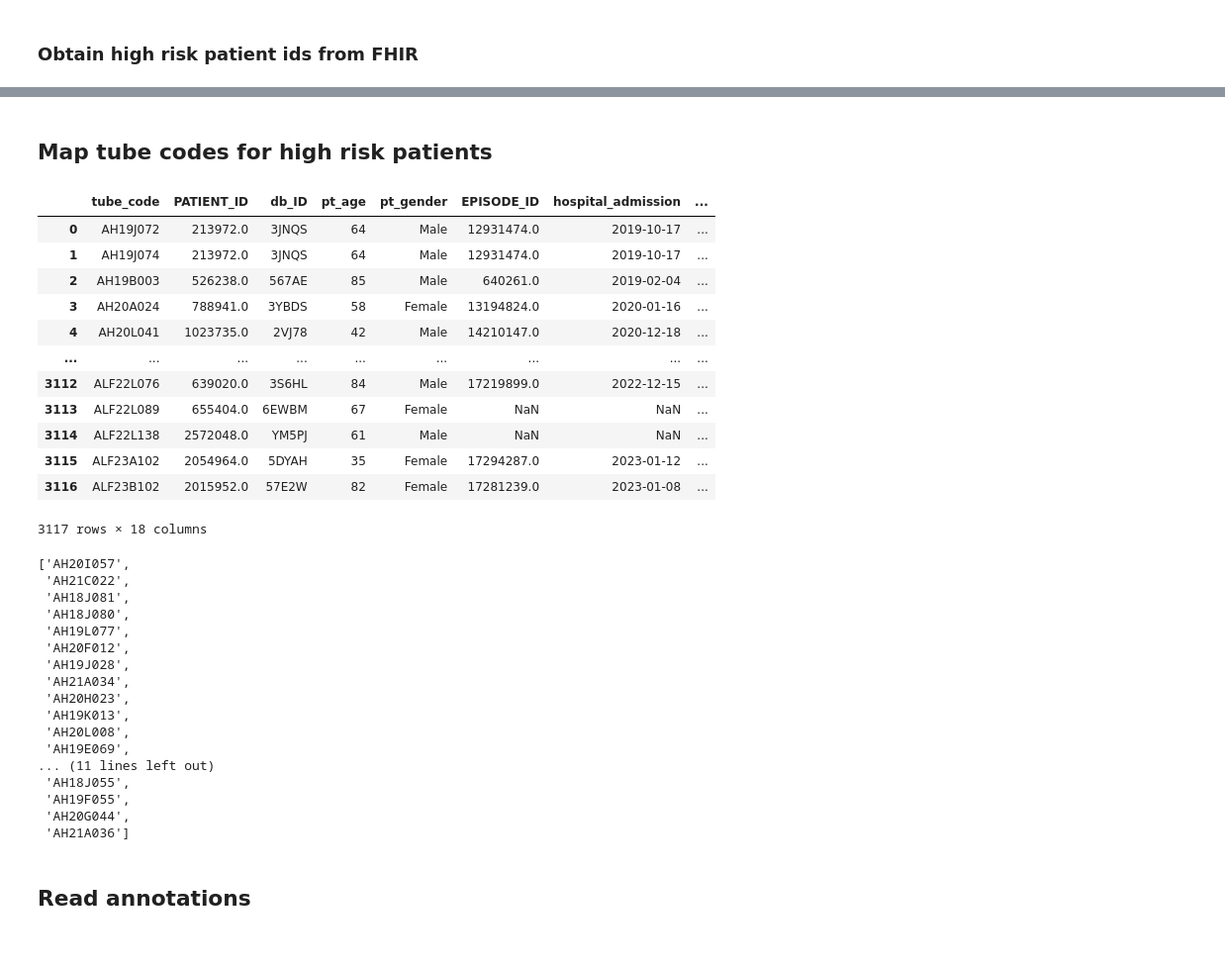
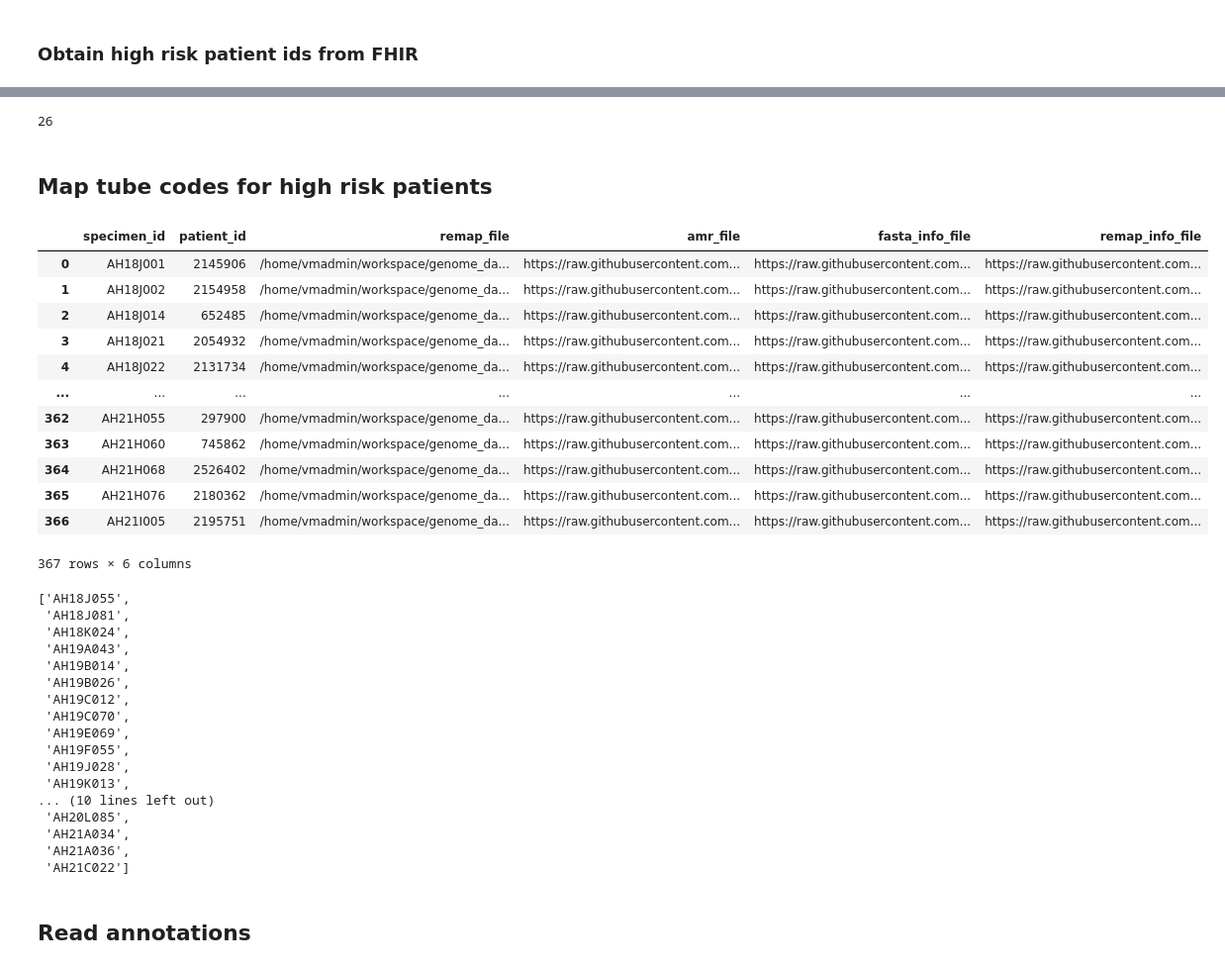
Before and after one commit to ryashpal/EHR-Int-Analysis, a Jupyter notebook: notebooks/visuals_for_publication/statistical_analysis_amr_highrisk.ipynb, the cells around one changed output, grey strips where cells are left out. Shown: that part at 99% size. Cells and saved outputs as stored; diff of their text form; code cells hidden in the pictures.

```diff
--- a/notebooks/visuals_for_publication/statistical_analysis_amr_highrisk.ipynb
+++ b/notebooks/visuals_for_publication/statistical_analysis_amr_highrisk.ipynb
@@ -66,49 +66,53 @@ Reading URL:  http://10.172.235.4:8080/fhir?_getpages=0e7398ab-e927-4f59-bae7-cd
  '2199705']
+# %%
+len(highriskPatientIds)
+# %% [output]
+26
 # %% [markdown]
 ## Map tube codes for high risk patients
 # %%
 import os
 
 import pandas as pd
 
 
-mappingDf = pd.read_csv(os.environ['GENOMICS_DATA_BASE'] + '/patient_tube_id_mapping_full.tsv', sep='\t')
+mappingDf = pd.read_csv(os.environ['GENOMICS_DATA_BASE'] + '/index_saur.csv')
 mappingDf
 # %% [output]
-|  | tube_code | PATIENT_ID | db_ID | pt_age | pt_gender | EPISODE_ID | hospital_admission | ... |
-| 0 | AH19J072 | 213972.0 | 3JNQS | 64 | Male | 12931474.0 | 2019-10-17 | ... |
-| 1 | AH19J074 | 213972.0 | 3JNQS | 64 | Male | 12931474.0 | 2019-10-17 | ... |
-| 2 | AH19B003 | 526238.0 | 567AE | 85 | Male | 640261.0 | 2019-02-04 | ... |
-| 3 | AH20A024 | 788941.0 | 3YBDS | 58 | Female | 13194824.0 | 2020-01-16 | ... |
-| 4 | AH20L041 | 1023735.0 | 2VJ78 | 42 | Male | 14210147.0 | 2020-12-18 | ... |
-| ... | ... | ... | ... | ... | ... | ... | ... | ... |
-| 3112 | ALF22L076 | 639020.0 | 3S6HL | 84 | Male | 17219899.0 | 2022-12-15 | ... |
-| 3113 | ALF22L089 | 655404.0 | 6EWBM | 67 | Female | NaN | NaN | ... |
-| 3114 | ALF22L138 | 2572048.0 | YM5PJ | 61 | Male | NaN | NaN | ... |
-| 3115 | ALF23A102 | 2054964.0 | 5DYAH | 35 | Female | 17294287.0 | 2023-01-12 | ... |
-| 3116 | ALF23B102 | 2015952.0 | 57E2W | 82 | Female | 17281239.0 | 2023-01-08 | ... |
+|  | specimen_id | patient_id | remap_file | amr_file | fasta_info_file | remap_info_file |
+| 0 | AH18J001 | 2145906 | /home/vmadmin/workspace/genome_da... | https://raw.githubusercontent.com... | https://raw.githubusercontent.com... | https://raw.githubusercontent.com... |
+| 1 | AH18J002 | 2154958 | /home/vmadmin/workspace/genome_da... | https://raw.githubusercontent.com... | https://raw.githubusercontent.com... | https://raw.githubusercontent.com... |
+| 2 | AH18J014 | 652485 | /home/vmadmin/workspace/genome_da... | https://raw.githubusercontent.com... | https://raw.githubusercontent.com... | https://raw.githubusercontent.com... |
+| 3 | AH18J021 | 2054932 | /home/vmadmin/workspace/genome_da... | https://raw.githubusercontent.com... | https://raw.githubusercontent.com... | https://raw.githubusercontent.com... |
+| 4 | AH18J022 | 2131734 | /home/vmadmin/workspace/genome_da... | https://raw.githubusercontent.com... | https://raw.githubusercontent.com... | https://raw.githubusercontent.com... |
+| ... | ... | ... | ... | ... | ... | ... |
+| 362 | AH21H055 | 297900 | /home/vmadmin/workspace/genome_da... | https://raw.githubusercontent.com... | https://raw.githubusercontent.com... | https://raw.githubusercontent.com... |
+| 363 | AH21H060 | 745862 | /home/vmadmin/workspace/genome_da... | https://raw.githubusercontent.com... | https://raw.githubusercontent.com... | https://raw.githubusercontent.com... |
+| 364 | AH21H068 | 2526402 | /home/vmadmin/workspace/genome_da... | https://raw.githubusercontent.com... | https://raw.githubusercontent.com... | https://raw.githubusercontent.com... |
+| 365 | AH21H076 | 2180362 | /home/vmadmin/workspace/genome_da... | https://raw.githubusercontent.com... | https://raw.githubusercontent.com... | https://raw.githubusercontent.com... |
+| 366 | AH21I005 | 2195751 | /home/vmadmin/workspace/genome_da... | https://raw.githubusercontent.com... | https://raw.githubusercontent.com... | https://raw.githubusercontent.com... |
-3117 rows × 18 columns
+367 rows × 6 columns
 # %%
-highriskTubecodes = list(mappingDf[mappingDf.PATIENT_ID.isin([int(patientId) for patientId in highriskPatientIds])].tube_code)
+highriskTubecodes = list(mappingDf[mappingDf.patient_id.isin([int(patientId) for patientId in highriskPatientIds])].specimen_id)
 highriskTubecodes
 # %% [output]
-['AH20I057',
- 'AH21C022',
+['AH18J055',
  'AH18J081',
- 'AH18J080',
- 'AH19L077',
- 'AH20F012',
+ 'AH18K024',
+ 'AH19A043',
+ 'AH19B014',
+ 'AH19B026',
+ 'AH19C012',
+ 'AH19C070',
+ 'AH19E069',
+ 'AH19F055',
  'AH19J028',
+ 'AH19K013',
+... (10 lines left out)
+ 'AH20L085',
  'AH21A034',
- 'AH20H023',
- 'AH19K013',
- 'AH20L008',
- 'AH19E069',
-... (11 lines left out)
- 'AH18J055',
- 'AH19F055',
- 'AH20G044',
- 'AH21A036']
+ 'AH21A036',
+ 'AH21C022']
 # %% [markdown]
 ## Read annotations
 # %%
```
Also changed, not shown: parts of 8 cells of this notebook.
